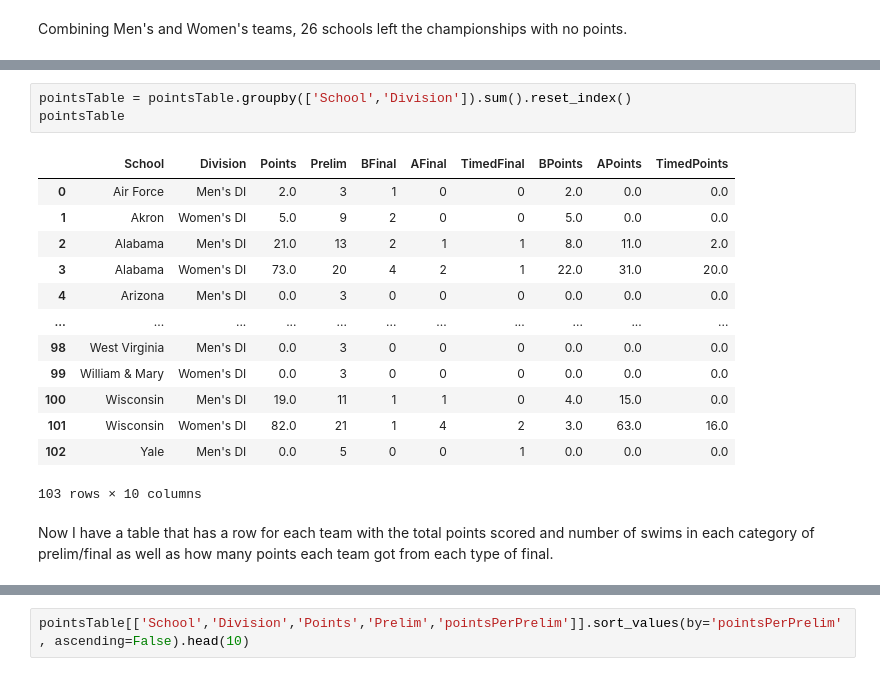
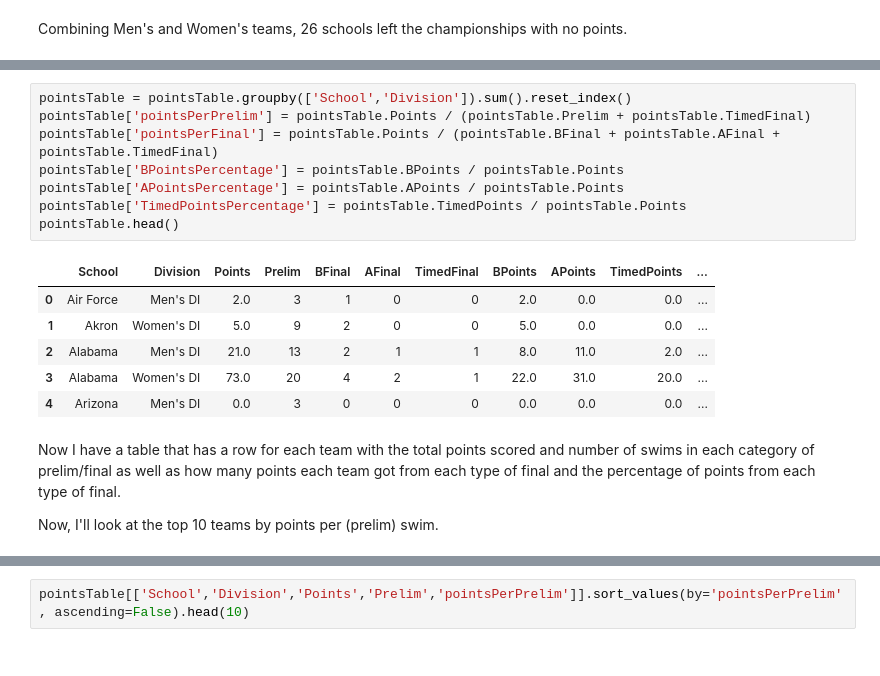
Before and after one commit to sheplock/SwimmingResults, a Jupyter notebook: analyze_NCAA2023.ipynb, the cells around one changed output, grey strips where cells are left out. Drawn from its saved outputs; the diff is of its cells as text.

```diff
--- a/analyze_NCAA2023.ipynb
+++ b/analyze_NCAA2023.ipynb
@@ -583,19 +442,19 @@ pointsTable
 # %%
 pointsTable = pointsTable.groupby(['School','Division']).sum().reset_index()
-pointsTable
+pointsTable['pointsPerPrelim'] = pointsTable.Points / (pointsTable.Prelim + pointsTable.TimedFinal)
+pointsTable['pointsPerFinal'] = pointsTable.Points / (pointsTable.BFinal + pointsTable.AFinal + pointsTable.TimedFinal)
+pointsTable['BPointsPercentage'] = pointsTable.BPoints / pointsTable.Points
+pointsTable['APointsPercentage'] = pointsTable.APoints / pointsTable.Points
+pointsTable['TimedPointsPercentage'] = pointsTable.TimedPoints / pointsTable.Points
+pointsTable.head()
 # %% [output]
-|  | School | Division | Points | Prelim | BFinal | AFinal | TimedFinal | BPoints | APoints | TimedPoints |
-| 0 | Air Force | Men's DI | 2.0 | 3 | 1 | 0 | 0 | 2.0 | 0.0 | 0.0 |
-| 1 | Akron | Women's DI | 5.0 | 9 | 2 | 0 | 0 | 5.0 | 0.0 | 0.0 |
-| 2 | Alabama | Men's DI | 21.0 | 13 | 2 | 1 | 1 | 8.0 | 11.0 | 2.0 |
-| 3 | Alabama | Women's DI | 73.0 | 20 | 4 | 2 | 1 | 22.0 | 31.0 | 20.0 |
-| 4 | Arizona | Men's DI | 0.0 | 3 | 0 | 0 | 0 | 0.0 | 0.0 | 0.0 |
-| ... | ... | ... | ... | ... | ... | ... | ... | ... | ... | ... |
-| 98 | West Virginia | Men's DI | 0.0 | 3 | 0 | 0 | 0 | 0.0 | 0.0 | 0.0 |
-| 99 | William & Mary | Women's DI | 0.0 | 3 | 0 | 0 | 0 | 0.0 | 0.0 | 0.0 |
-| 100 | Wisconsin | Men's DI | 19.0 | 11 | 1 | 1 | 0 | 4.0 | 15.0 | 0.0 |
-| 101 | Wisconsin | Women's DI | 82.0 | 21 | 1 | 4 | 2 | 3.0 | 63.0 | 16.0 |
-| 102 | Yale | Men's DI | 0.0 | 5 | 0 | 0 | 1 | 0.0 | 0.0 | 0.0 |
+|  | School | Division | Points | Prelim | BFinal | AFinal | TimedFinal | BPoints | APoints | TimedPoints | ... |
+| 0 | Air Force | Men's DI | 2.0 | 3 | 1 | 0 | 0 | 2.0 | 0.0 | 0.0 | ... |
+| 1 | Akron | Women's DI | 5.0 | 9 | 2 | 0 | 0 | 5.0 | 0.0 | 0.0 | ... |
+| 2 | Alabama | Men's DI | 21.0 | 13 | 2 | 1 | 1 | 8.0 | 11.0 | 2.0 | ... |
+| 3 | Alabama | Women's DI | 73.0 | 20 | 4 | 2 | 1 | 22.0 | 31.0 | 20.0 | ... |
+| 4 | Arizona | Men's DI | 0.0 | 3 | 0 | 0 | 0 | 0.0 | 0.0 | 0.0 | ... |
-103 rows × 10 columns
 # %% [markdown]
-Now I have a table that has a row for each team with the total points scored and number of swims in each category of prelim/final as well as how many points each team got from each type of final.
+Now I have a table that has a row for each team with the total points scored and number of swims in each category of prelim/final as well as how many points each team got from each type of final and the percentage of points from each type of final.
+
+Now, I'll look at the top 10 teams by points per (prelim) swim.
```
Also changed, not shown: parts of 64 cells of this notebook.
